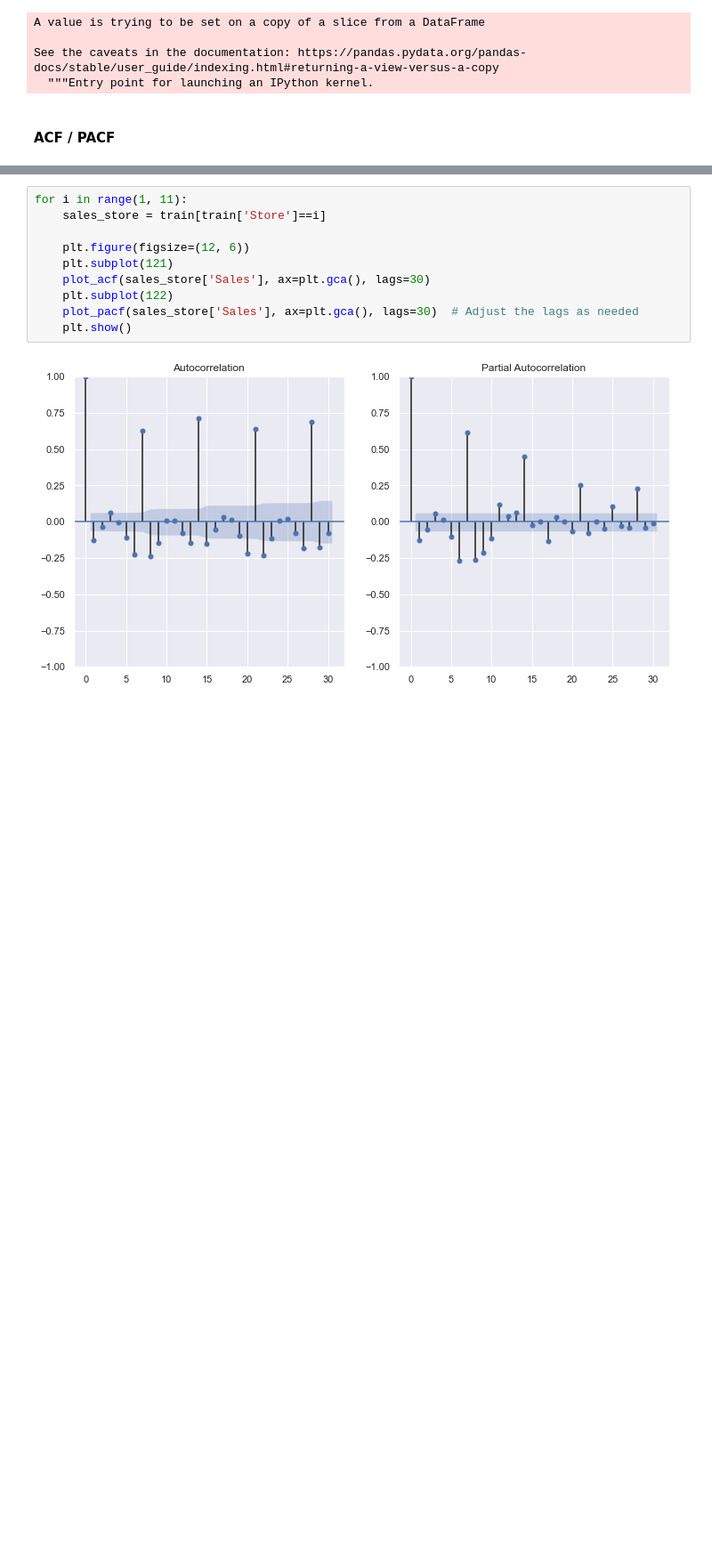
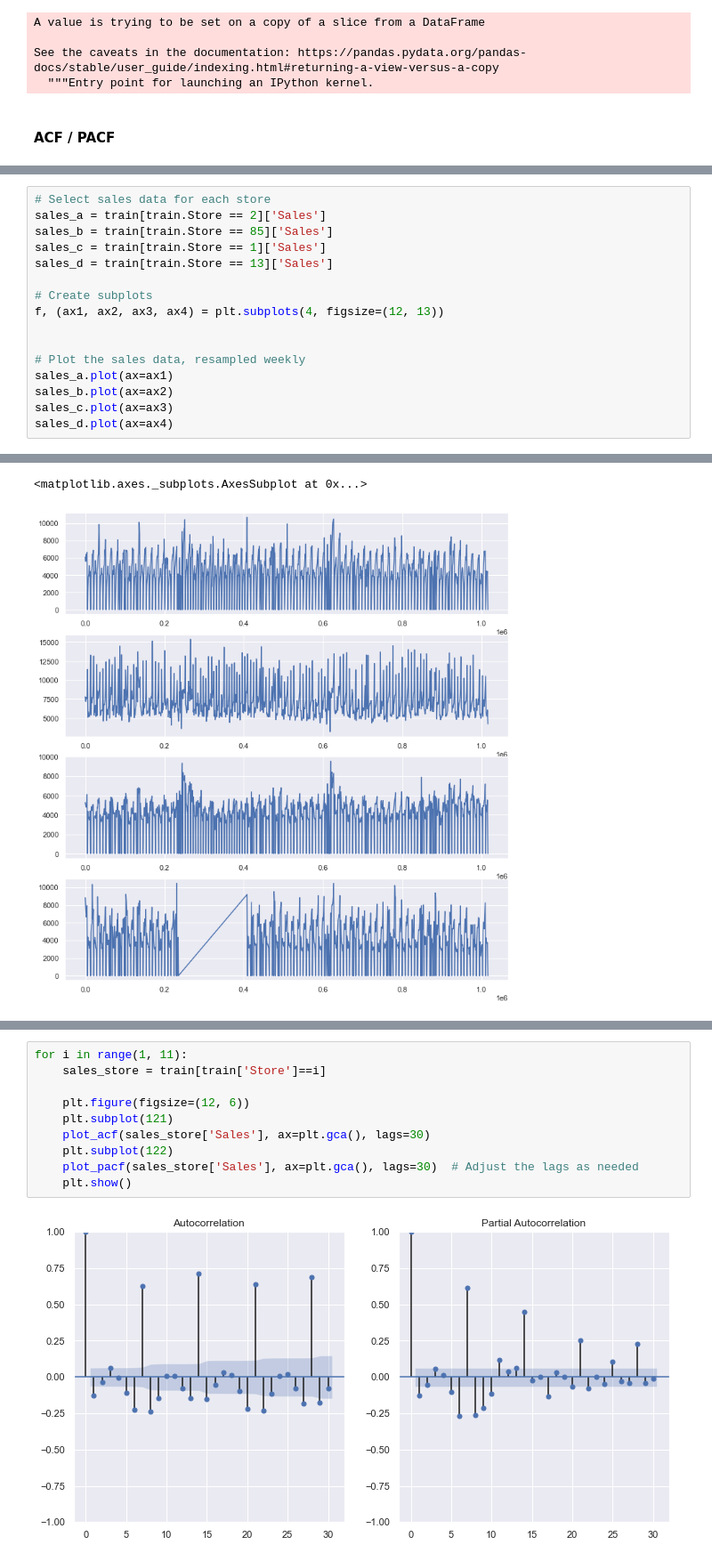
Before and after one commit to CYCCCCC/store_sales_prediction, a Jupyter notebook: store_sales.ipynb, the cells around one changed output, grey strips where cells are left out. Shown at 89% size. Drawn from its saved outputs; the diff is of its cells as text; blank space fills up the shorter version.

```diff
--- a/store_sales.ipynb
+++ b/store_sales.ipynb
@@ -403,0 +425,17 @@ sales_store.head()
+# %%
+# Select sales data for each store
+sales_a = train[train.Store == 2]['Sales']
+sales_b = train[train.Store == 85]['Sales']
+sales_c = train[train.Store == 1]['Sales']
+sales_d = train[train.Store == 13]['Sales']
+
+# Create subplots
+f, (ax1, ax2, ax3, ax4) = plt.subplots(4, figsize=(12, 13))
+
+
+# Plot the sales data, resampled weekly
+sales_a.plot(ax=ax1)
+sales_b.plot(ax=ax2)
+sales_c.plot(ax=ax3)
+sales_d.plot(ax=ax4)
+# %% [output]
@@ -403,0 +459,2 @@ sales_store.head()
+<matplotlib.axes._subplots.AxesSubplot at 0x...>
+[figure, added]
```
Also changed, not shown: parts of 32 cells of this notebook.
